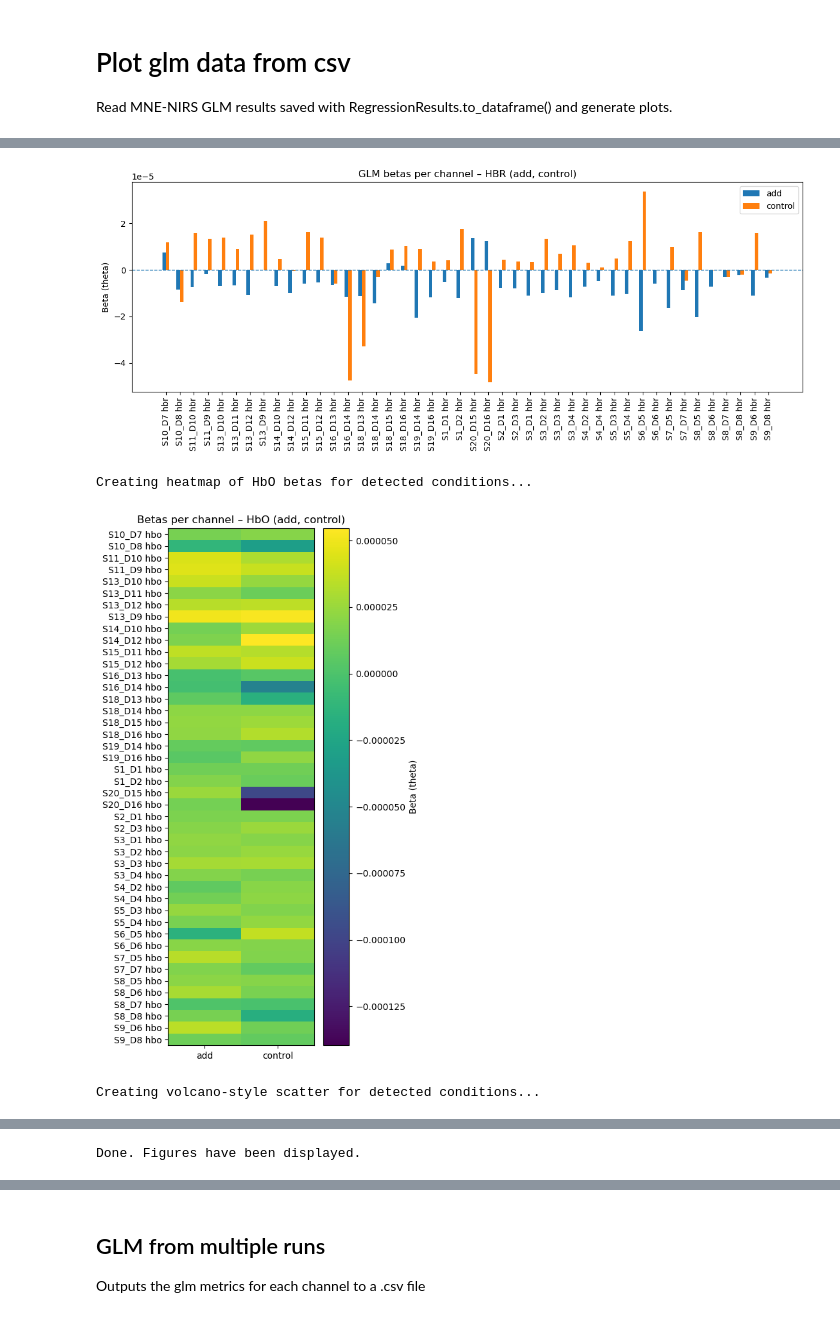
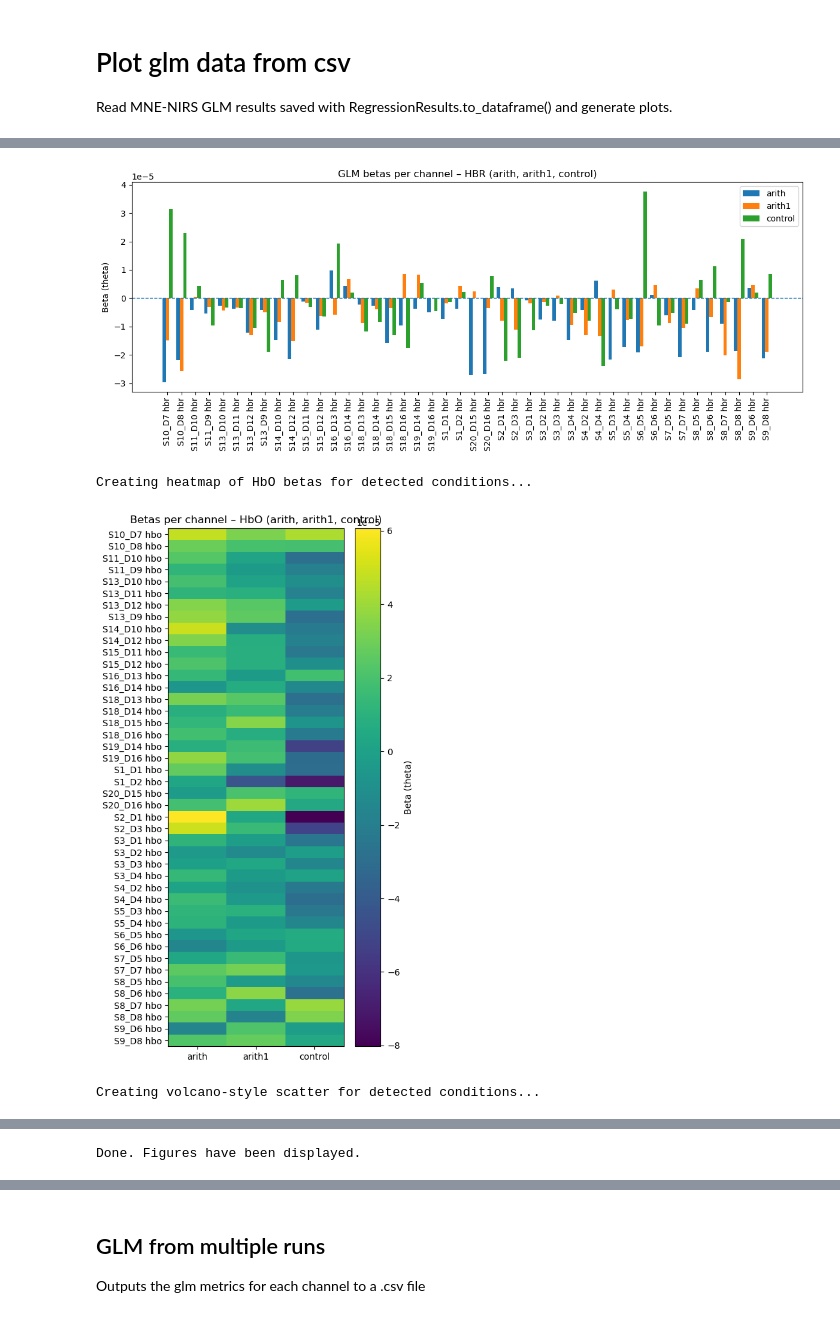
Before and after one commit to divij16/Brain_Norm_Project_Github, a Jupyter notebook: Fix metadata and run glm.ipynb, the cells around one changed output, grey strips where cells are left out. Cells and saved outputs as stored; diff of their text form; code cells hidden in the pictures.

```diff
--- a/Fix metadata and run glm.ipynb
+++ b/Fix metadata and run glm.ipynb
@@ -46,7 +46,7 @@ from snirf import validateSnirf
 # SETTINGS YOU EDIT
 # ============================================================
 INPUT_DIR = Path(
-    "/Users/divijnalge/Library/CloudStorage/OneDrive-NanyangTechnologicalUniversity/ntu/Brain Norm/Brain_Norm_Files/fNIRS preproc/BN_YT/ses-tp1arith/nirs-homer3/3cond/preproc_for_mne"
+   '/Users/divijnalge/Library/CloudStorage/OneDrive-NanyangTechnologicalUniversity/ntu/Brain Norm/Brain_Norm_Files/snirf_files_with_correct_stim_events_BNDY/preproc_for_mne'
 )
 
 # Final outputs will be here:
@@ -363,7 +374,7 @@ import matplotlib.pyplot as plt
 # -----------------------------
 # 0) INPUTS
 # -----------------------------
-out_csv = OUTPUT_DIR / "sub-bnyt_ses-tp1_task-arith_run-1_nirs_with_events_preproc_hb_mne_clean_glm_mne.csv"
+out_csv = OUTPUT_DIR / "sub-bndy_ses-tp1_task-arith_run-1_nirs_with_events_preproc_hb_mne_clean_glm_mne.csv"
 CSV_PATH = Path(out_csv)
 
 ALPHA = 0.05            # p-value threshold
@@ -637,4 +648,4 @@ Creating grouped bar plots per channel for detected conditions...
-[figure, old version]
+[figure, new version]
 Creating heatmap of HbO betas for detected conditions...
-[figure, old version]
+[figure, new version]
 Creating volcano-style scatter for detected conditions...
```
Also changed, not shown: parts of 9 cells of this notebook.
